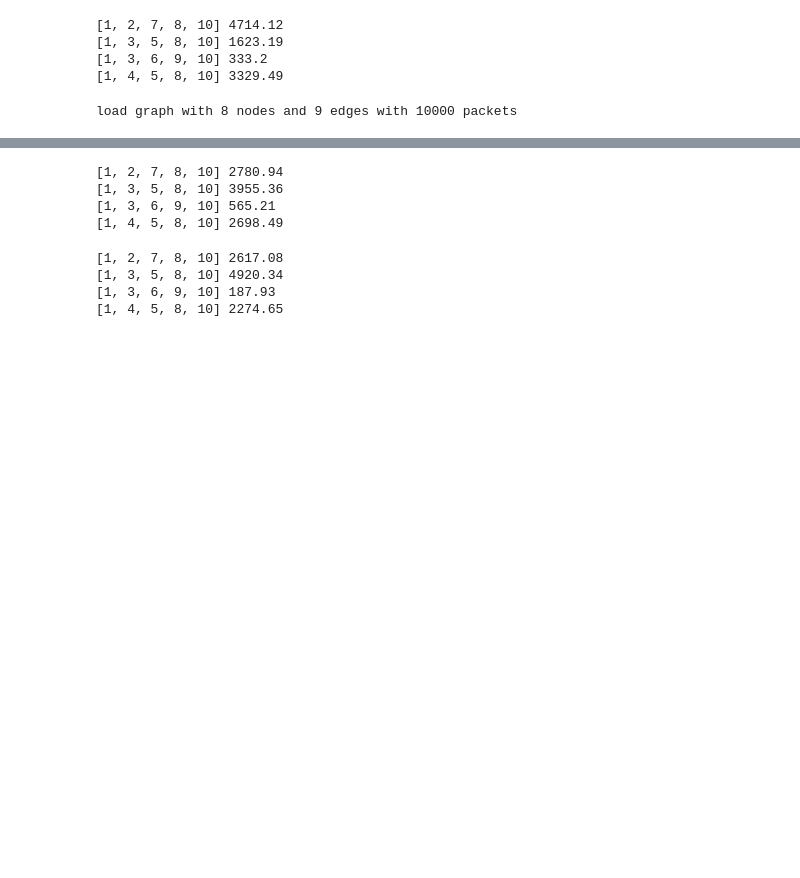
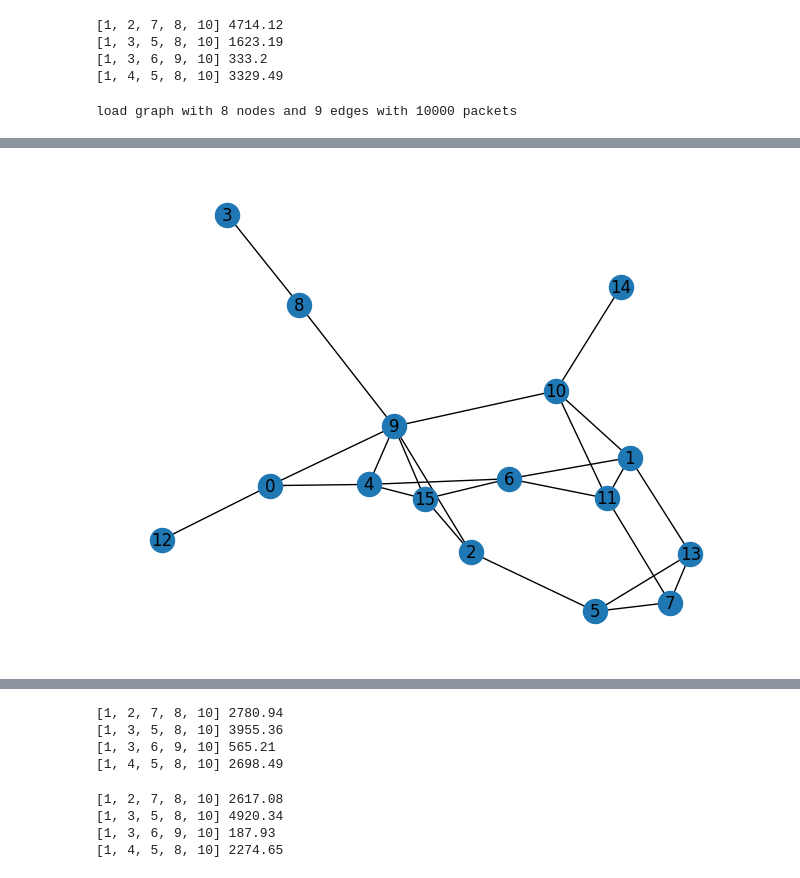
Before and after one commit to AlanLiang-314/totoro-sim, a Jupyter notebook: sim.ipynb, the cells around one changed output, grey strips where cells are left out. Saved outputs shown, nothing was run; the diff lists cells and outputs as text; code cells hidden in the pictures; blank space fills up the shorter version.

```diff
--- a/sim.ipynb
+++ b/sim.ipynb
@@ -115,0 +160,7 @@ for a, b, c in zip(hist[0], hist[1], hist[2]):
+# %%
+import networkx as nx
+
+waxman_graph = nx.waxman_graph(16, 0.5, 0.5)
+nx.draw(waxman_graph, with_labels=True)
+# %% [output]
+[figure, added]
```
Also changed, not shown: parts of 10 cells of this notebook, 2 other files.
